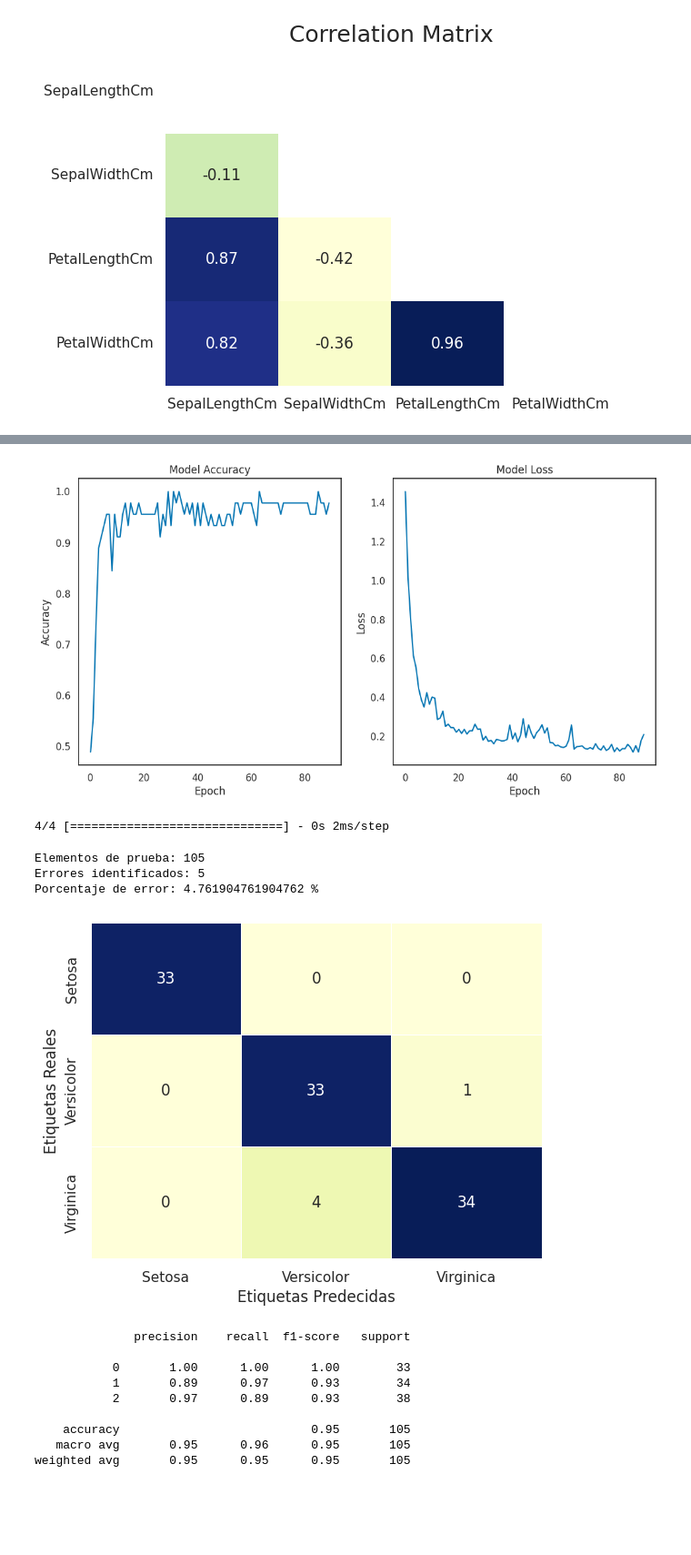
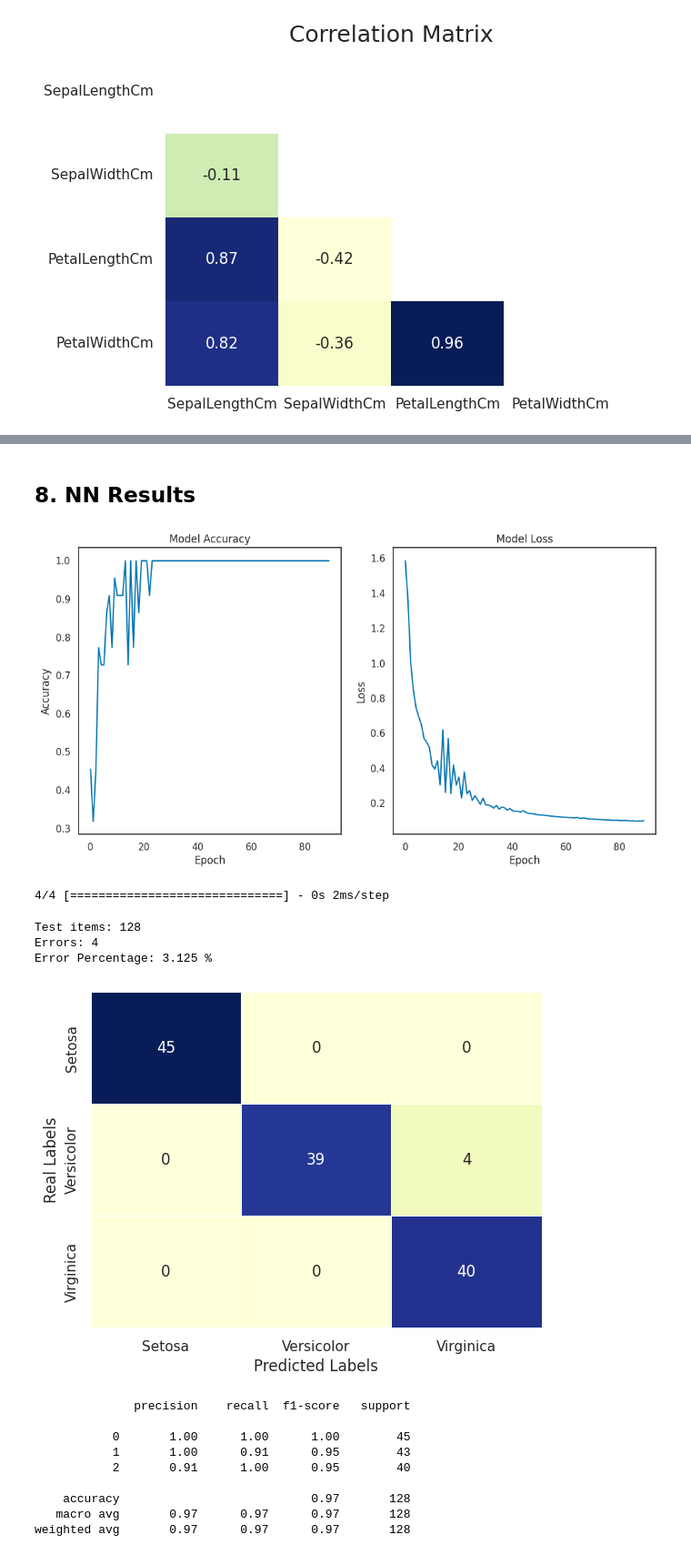
Before and after one commit to Plealm/Iris, a Jupyter notebook: src/iris.ipynb, the cells around one changed output, grey strips where cells are left out. Shown at 91% size. Drawn from its saved outputs; the diff is of its cells as text; code cells hidden in the pictures; blank space fills up the shorter version.

```diff
--- a/src/iris.ipynb
+++ b/src/iris.ipynb
@@ -124,16 +136,14 @@ df['Species'] = le.fit_transform(df['Species'])
 # %%
 from sklearn.model_selection import train_test_split
-from sklearn.preprocessing import LabelEncoder
 
 #Splitting the data for NN
 X = df.iloc[:,1:5].values
 y = df.iloc[:,5].values
-encoder =  LabelEncoder()
-y1 = encoder.fit_transform(y)
-Y = pd.get_dummies(y1).values
+Y = pd.get_dummies(y).values
 
-X_train,X_test, Y_train,Y_test = train_test_split(X,Y,test_size=0.7,random_state=0)
+X_train,X_test, Y_train,Y_test = train_test_split(X,Y,test_size=0.85,random_state=42)
 
+# Splitting data for ML
 X1 = df.drop(columns=['Species'])
 Y1 = df['Species']
-x_train, x_test, y_train, y_test = train_test_split(X1, Y1, test_size=0.7,random_state=0)
+x_train, x_test, y_train, y_test = train_test_split(X1, Y1, test_size=0.85,random_state=42)
@@ -283,3 +315,5 @@ Epoch 90/90
+# %% [markdown]
+## 8. NN Results
 # %%
 # Plotting the accuracy and loss
 plt.figure(figsize=(12, 6))
@@ -296,7 +330,7 @@ plt.ylabel('Loss')
 plt.xlabel('Epoch')
 plt.show()
 # %% [output]
-[figure, old version]
+[figure, new version]
 # %%
 y_pred = model.predict(X_test)
 
@@ -305,31 +339,31 @@ y_pred_class = np.argmax(y_pred,axis=1)
 # %% [output]
 4/4 [==============================] - 0s 2ms/step
 # %%
-print("Elementos de prueba: {}".format(y_test_class.shape[0]))
-print("Errores identificados: {}".format((y_test_class != y_pred_class).sum()))
+print("Test items: {}".format(y_test_class.shape[0]))
+print("Errors: {}".format((y_test_class != y_pred_class).sum()))
 porcentaje_error = ((y_test_class != y_pred_class).sum() * 100) / y_test_class.shape[0]
-print("Porcentaje de error: {} %".format(porcentaje_error))
+print("Error Percentage: {} %".format(porcentaje_error))
 # %% [output]
-Elementos de prueba: 105
-Errores identificados: 5
-Porcentaje de error: 4.761904761904762 %
+Test items: 128
+Errors: 4
+Error Percentage: 3.125 %
 # %%
 labels = ['Setosa', 'Versicolor', 'Virginica']
 sns.heatmap(confusion_matrix(y_test_class, y_pred_class), linewidth=0.5, annot=True,
             cmap="YlGnBu", cbar=False, xticklabels=labels, yticklabels=labels)
 
-plt.ylabel("Etiquetas Reales")
-plt.xlabel("Etiquetas Predecidas")
+plt.ylabel("Real Labels")
+plt.xlabel("Predicted Labels")
 plt.show()
 print(classification_report(y_test_class,y_pred_class))
 # %% [output]
-[figure, old version]
+[figure, new version]
               precision    recall  f1-score   support
 
-           0       1.00      1.00      1.00        33
-           1       0.89      0.97      0.93        34
-           2       0.97      0.89      0.93        38
+           0       1.00      1.00      1.00        45
+           1       1.00      0.91      0.95        43
+           2       0.91      1.00      0.95        40
 
-    accuracy                           0.95       105
-   macro avg       0.95      0.96      0.95       105
-weighted avg       0.95      0.95      0.95       105
+    accuracy                           0.97       128
+   macro avg       0.97      0.97      0.97       128
+weighted avg       0.97      0.97      0.97       128
```
Also changed, not shown: parts of 27 cells of this notebook.
